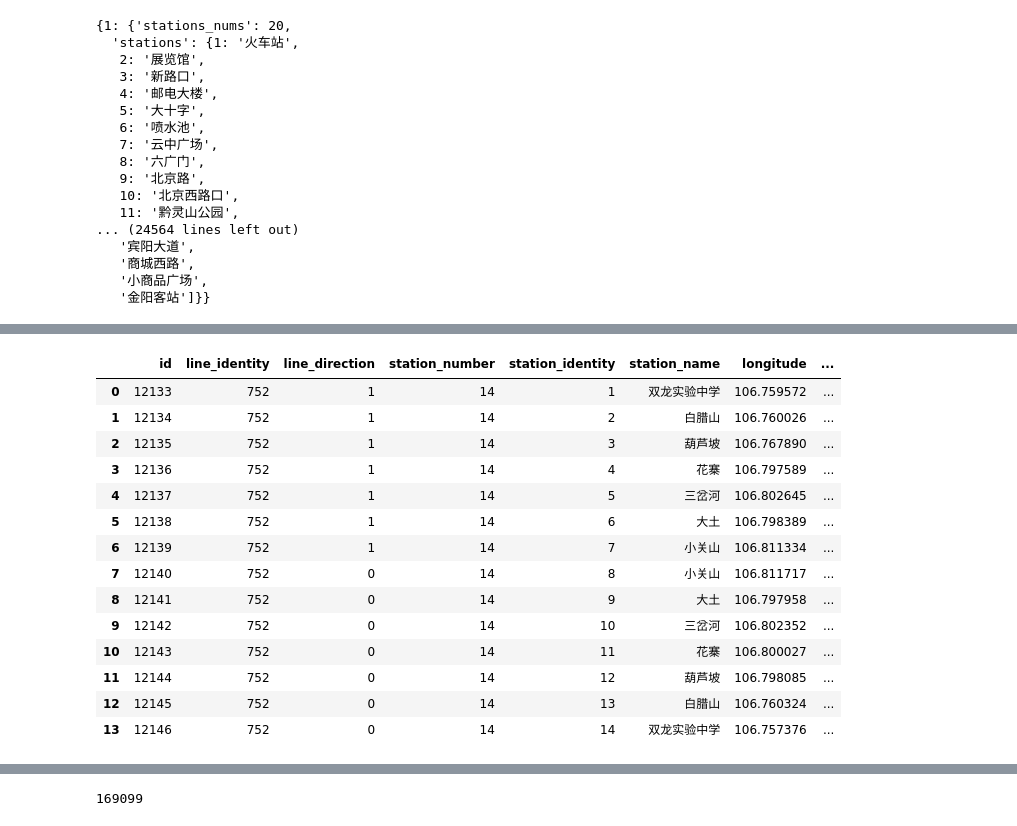
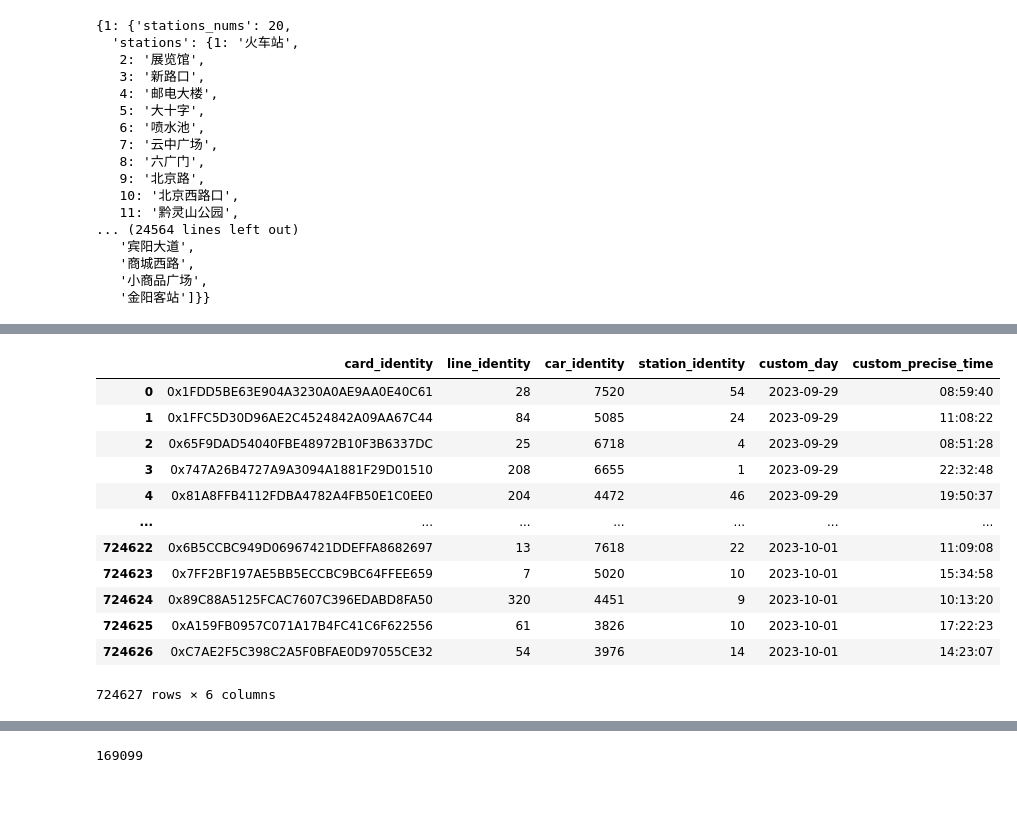
Before and after one commit to xmu-hph/mybus_cor, a Jupyter notebook: temp.ipynb, the cells around one changed output, grey strips where cells are left out. Saved outputs shown, nothing was run; the diff lists cells and outputs as text; code cells hidden in the pictures; blank space fills up the shorter version.

```diff
--- a/temp.ipynb
+++ b/temp.ipynb
@@ -107,21 +92,3 @@ bus_station_dataframe
-# %%
-bus_station_dataframe[bus_station_dataframe['line_identity']==752].reset_index(drop=True)
-# %% [output]
-|  | id | line_identity | line_direction | station_number | station_identity | station_name | longitude | ... |
-| 0 | 12133 | 752 | 1 | 14 | 1 | 双龙实验中学 | 106.759572 | ... |
-| 1 | 12134 | 752 | 1 | 14 | 2 | 白腊山 | 106.760026 | ... |
-| 2 | 12135 | 752 | 1 | 14 | 3 | 葫芦坡 | 106.767890 | ... |
-| 3 | 12136 | 752 | 1 | 14 | 4 | 花寨 | 106.797589 | ... |
-| 4 | 12137 | 752 | 1 | 14 | 5 | 三岔河 | 106.802645 | ... |
-| 5 | 12138 | 752 | 1 | 14 | 6 | 大土 | 106.798389 | ... |
-| 6 | 12139 | 752 | 1 | 14 | 7 | 小关山 | 106.811334 | ... |
-| 7 | 12140 | 752 | 0 | 14 | 8 | 小关山 | 106.811717 | ... |
-| 8 | 12141 | 752 | 0 | 14 | 9 | 大土 | 106.797958 | ... |
-| 9 | 12142 | 752 | 0 | 14 | 10 | 三岔河 | 106.802352 | ... |
-| 10 | 12143 | 752 | 0 | 14 | 11 | 花寨 | 106.800027 | ... |
-| 11 | 12144 | 752 | 0 | 14 | 12 | 葫芦坡 | 106.798085 | ... |
-| 12 | 12145 | 752 | 0 | 14 | 13 | 白腊山 | 106.760324 | ... |
-| 13 | 12146 | 752 | 0 | 14 | 14 | 双龙实验中学 | 106.757376 | ... |
 # %%
 station_distance_rank_index_list = np.loadtxt('./station_pair_distance_rank_index.csv',delimiter=',',dtype=int)
 # %%
@@ -138,6 +105,22 @@ card_info_dataframe['custom_precise_time'] = card_info_dataframe['custom_time'].
 #sum(card_info_dataframe['partitionday']==card_info_dataframe['custom_day'])
 #card_info_dataframe
 card_info_dataframe.drop(labels=['custom_time','card_type','consume','data_src','data_load_time','partitionday'],axis=1,inplace=True)
+# %%
+card_info_dataframe
+# %% [output]
+|  | card_identity | line_identity | car_identity | station_identity | custom_day | custom_precise_time |
+| 0 | 0x1FDD5BE63E904A3230A0AE9AA0E40C61 | 28 | 7520 | 54 | 2023-09-29 | 08:59:40 |
+| 1 | 0x1FFC5D30D96AE2C4524842A09AA67C44 | 84 | 5085 | 24 | 2023-09-29 | 11:08:22 |
+| 2 | 0x65F9DAD54040FBE48972B10F3B6337DC | 25 | 6718 | 4 | 2023-09-29 | 08:51:28 |
+| 3 | 0x747A26B4727A9A3094A1881F29D01510 | 208 | 6655 | 1 | 2023-09-29 | 22:32:48 |
+| 4 | 0x81A8FFB4112FDBA4782A4FB50E1C0EE0 | 204 | 4472 | 46 | 2023-09-29 | 19:50:37 |
+| ... | ... | ... | ... | ... | ... | ... |
+| 724622 | 0x6B5CCBC949D06967421DDEFFA8682697 | 13 | 7618 | 22 | 2023-10-01 | 11:09:08 |
+| 724623 | 0x7FF2BF197AE5BB5ECCBC9BC64FFEE659 | 7 | 5020 | 10 | 2023-10-01 | 15:34:58 |
+| 724624 | 0x89C88A5125FCAC7607C396EDABD8FA50 | 320 | 4451 | 9 | 2023-10-01 | 10:13:20 |
+| 724625 | 0xA159FB0957C071A17B4FC41C6F622556 | 61 | 3826 | 10 | 2023-10-01 | 17:22:23 |
+| 724626 | 0xC7AE2F5C398C2A5F0BFAE0D97055CE32 | 54 | 3976 | 14 | 2023-10-01 | 14:23:07 |
+724627 rows × 6 columns
 # %%
 day_0929_dataframe = card_info_dataframe[card_info_dataframe['custom_day']=='2023-09-29']
 day_0929_dataframe
```
Also changed, not shown: parts of 45 cells of this notebook, 2 other files.
